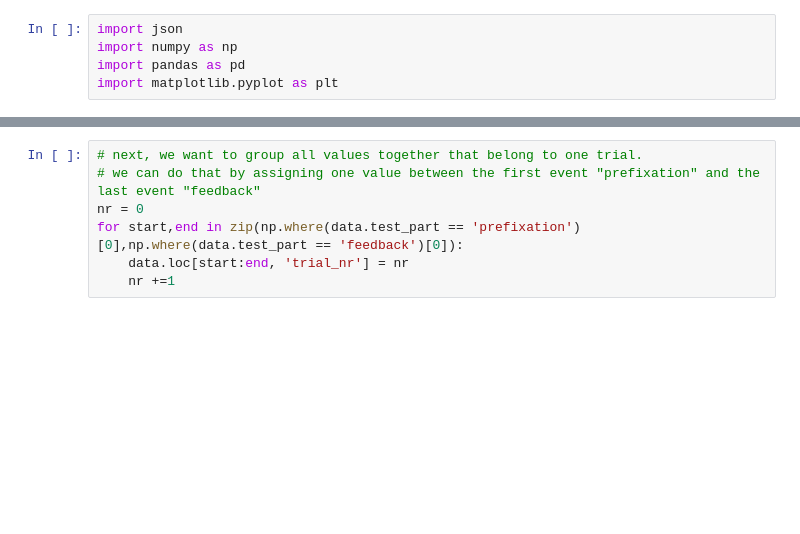
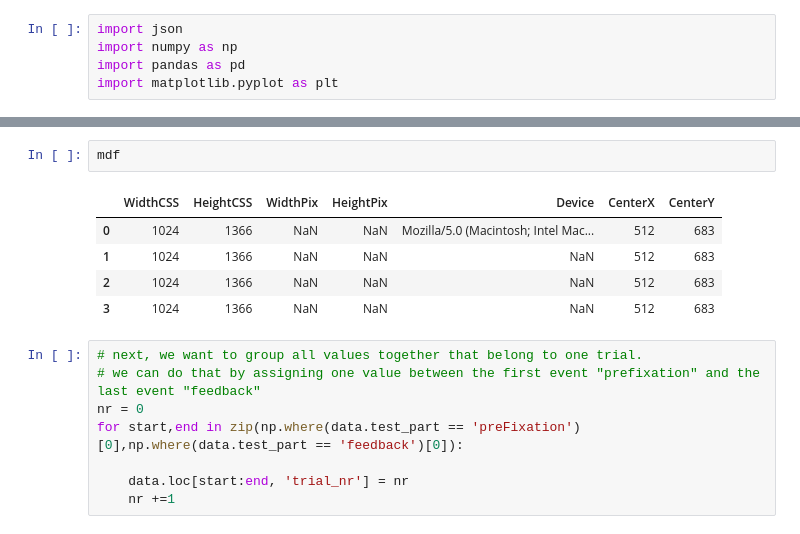
Before and after one commit to ClaraKuper/ManualInhibitionOnline, a Jupyter notebook: analysis/PreliminaryAnalysis.ipynb, the cells around one changed output, grey strips where cells are left out. Cells and saved outputs as stored; diff of their text form; blank space fills up the shorter version.

```diff
--- a/analysis/PreliminaryAnalysis.ipynb
+++ b/analysis/PreliminaryAnalysis.ipynb
@@ -41,7 +101,16 @@ data
+# %%
+mdf
+# %% [output]
+|  | WidthCSS | HeightCSS | WidthPix | HeightPix | Device | CenterX | CenterY |
+| 0 | 1024 | 1366 | NaN | NaN | Mozilla/5.0 (Macintosh; Intel Mac... | 512 | 683 |
+| 1 | 1024 | 1366 | NaN | NaN | NaN | 512 | 683 |
+| 2 | 1024 | 1366 | NaN | NaN | NaN | 512 | 683 |
+| 3 | 1024 | 1366 | NaN | NaN | NaN | 512 | 683 |
 # %%
 # next, we want to group all values together that belong to one trial.
 # we can do that by assigning one value between the first event "prefixation" and the last event "feedback"
 nr = 0
-for start,end in zip(np.where(data.test_part == 'prefixation')[0],np.where(data.test_part == 'feedback')[0]):
+for start,end in zip(np.where(data.test_part == 'preFixation')[0],np.where(data.test_part == 'feedback')[0]):
+
     data.loc[start:end, 'trial_nr'] = nr
     nr +=1
```
Also changed, not shown: parts of 11 cells of this notebook, 5 other files.
